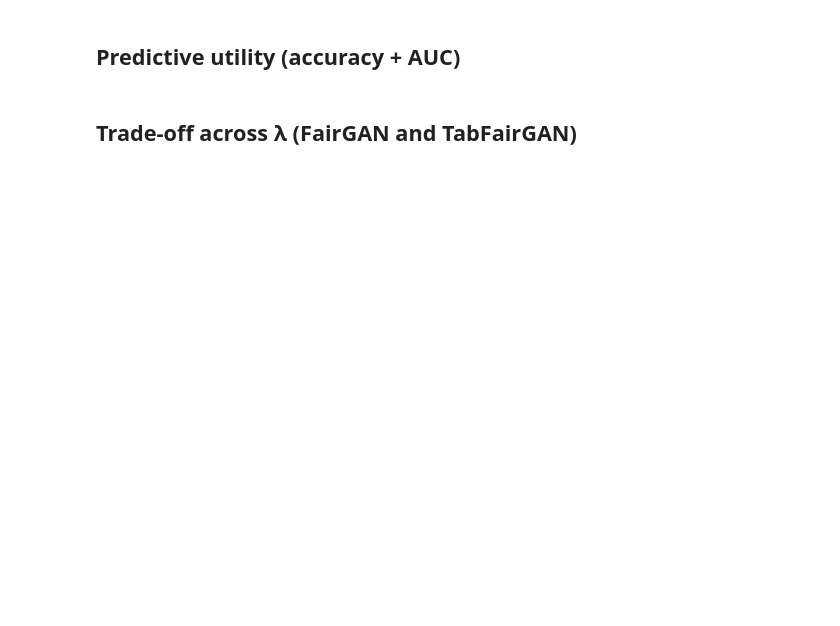
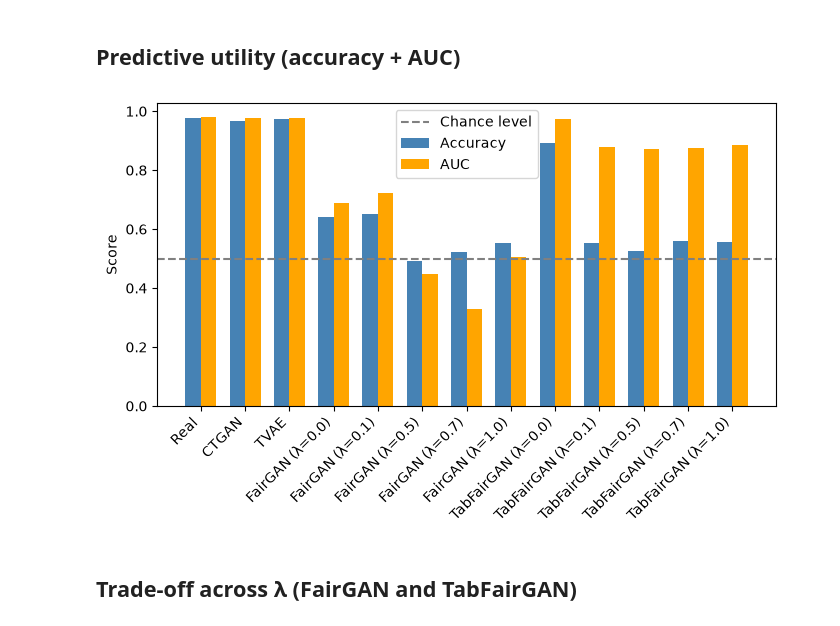
Before and after one commit to saramaggie/fair-synthetic-data-gen, a Jupyter notebook: Notebook_Classify_Eval.ipynb, the cells around one changed output. Drawn from its saved outputs; the diff is of its cells as text; code cells hidden in the pictures; blank space fills up the shorter version.

```diff
--- a/Notebook_Classify_Eval.ipynb
+++ b/Notebook_Classify_Eval.ipynb
@@ -429,32 +512,34 @@ plt.show()
 # %%
 utility_data = final_df[["accuracy", "auc"]].dropna()
 model_names = utility_data.index
 x_positions = np.arange(len(model_names))
 bar_width = 0.35
 
-plt.figure(figsize=(11, 4.5))
+plt.figure(figsize=(7, 4.5))
 plt.bar(
     x_positions - bar_width / 2,
     utility_data["accuracy"],
     bar_width,
     label="Accuracy",
     color="steelblue",
 )
 plt.bar(
     x_positions + bar_width / 2,
     utility_data["auc"],
     bar_width,
     label="AUC",
-    color="seagreen",
+    color="orange",
 )
 plt.axhline(0.5, color="gray", linestyle="--", label="Chance level")
 plt.xticks(x_positions, model_names, rotation=45, ha="right")
 plt.ylabel("Score")
-plt.title("Predictive utility by model")
+# plt.title("Predictive utility by model")
 plt.legend()
 plt.tight_layout()
-plt.savefig("figures/predictive_utility.png")
+plt.savefig(f"{figure_folder}/predictive_utility.{img_format}", dpi=300)
 plt.show()
+# %% [output]
+[figure, added]
 # %% [markdown]
 ## Trade-off across λ (FairGAN and TabFairGAN)
 # %%
```
Also changed, not shown: parts of 26 cells of this notebook, 1 other file.
